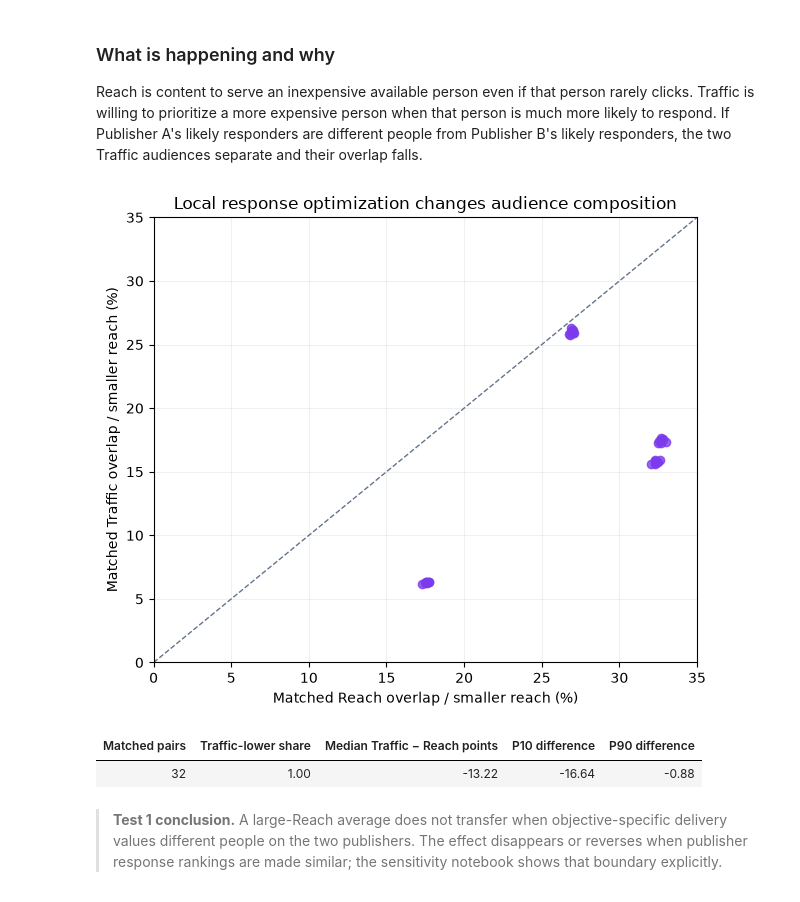
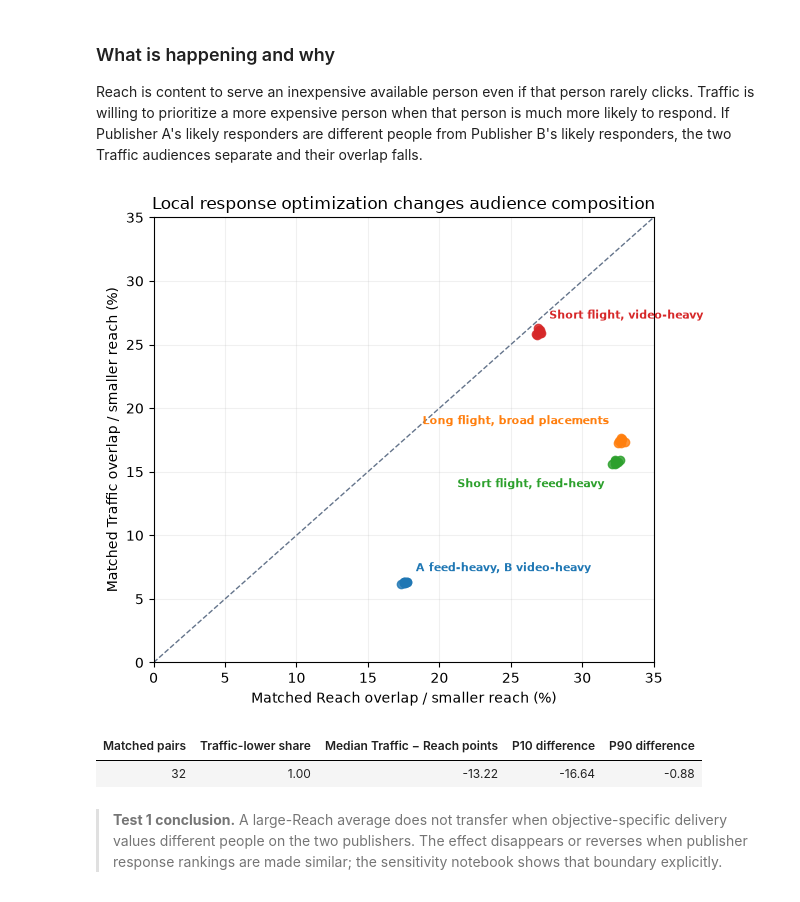
Before and after one commit to world-federation-of-advertisers/calibrated-vid, a Jupyter notebook: notebooks/intuitive_population_overlap.ipynb, the cells around one changed output. Saved outputs shown, nothing was run; the diff lists cells and outputs as text; code cells hidden in the pictures.

Commit message:
fix: label objective profile clusters

```diff
--- a/notebooks/intuitive_population_overlap.ipynb
+++ b/notebooks/intuitive_population_overlap.ipynb
@@ -221,33 +221,68 @@ Reach is content to serve an inexpensive available person even if that person ra
 # %%
 evaluation = [row for row in campaigns if row.split == "evaluation"]
 by_pair = {}
 for row in evaluation:
     by_pair.setdefault(row.comparison_id, {})[row.scenario] = row
 objective_pairs = [
     (rows["objective_reach"], rows["objective_traffic"])
     for rows in by_pair.values()
     if {"objective_reach", "objective_traffic"}.issubset(rows)
 ]
 reach = 100 * np.asarray([left.overlap_rate for left, _ in objective_pairs])
 traffic = 100 * np.asarray([right.overlap_rate for _, right in objective_pairs])
 fig, ax = plt.subplots(figsize=(6.3, 5.4))
-ax.scatter(reach, traffic, color="#7c3aed", alpha=0.78)
+objective_profiles = sorted({left.profile for left, _ in objective_pairs})
+profile_colors = {
+    profile: plt.cm.tab10(index)
+    for index, profile in enumerate(objective_profiles)
+}
+label_offsets = {
+    "a_feed_b_video": ((8, 8), "left"),
+    "broad_long": ((-8, 12), "right"),
+    "feed_short": ((-8, -18), "right"),
+    "video_short": ((8, 10), "left"),
+}
+for profile in objective_profiles:
+    profile_pairs = [
+        (left, right)
+        for left, right in objective_pairs
+        if left.profile == profile
+    ]
+    profile_reach = 100 * np.asarray([left.overlap_rate for left, _ in profile_pairs])
+    profile_traffic = 100 * np.asarray([right.overlap_rate for _, right in profile_pairs])
+    ax.scatter(
+        profile_reach,
+        profile_traffic,
+        color=profile_colors[profile],
+        alpha=0.82,
+    )
+    offset, alignment = label_offsets[profile]
+    ax.annotate(
+        PROFILE_BY_NAME[profile].label,
+        (np.median(profile_reach), np.median(profile_traffic)),
+        xytext=offset,
+        textcoords="offset points",
+        ha=alignment,
+        fontsize=8,
+        color=profile_colors[profile],
+        weight="bold",
+    )
 limit = max(reach.max(), traffic.max()) + 2
 ax.plot([0, limit], [0, limit], "--", color="#64748b", linewidth=1)
 ax.set(xlabel="Matched Reach overlap / smaller reach (%)", ylabel="Matched Traffic overlap / smaller reach (%)", title="Local response optimization changes audience composition", xlim=(0, limit), ylim=(0, limit))
 ax.grid(alpha=0.18)
 fig.tight_layout()
 fig.savefig(OUTPUT / "objective_pairing.png", dpi=180)
 plt.show()
 show_table([diagnostic["objective"]], [
     ("pairs", "Matched pairs"),
     ("traffic_lower_share", "Traffic-lower share"),
     ("traffic_minus_reach_median_points", "Median Traffic − Reach points"),
     ("p10_points", "P10 difference"),
     ("p90_points", "P90 difference"),
 ])
 # %% [output]
-[figure, old version]
+[figure, new version]
 | Matched pairs | Traffic-lower share | Median Traffic − Reach points | P10 difference | P90 difference |
 | 32 | 1.00 | -13.22 | -16.64 | -0.88 |
 # %% [markdown]
```
Also changed, not shown: parts of 1 cell of this notebook, 2 other files.
